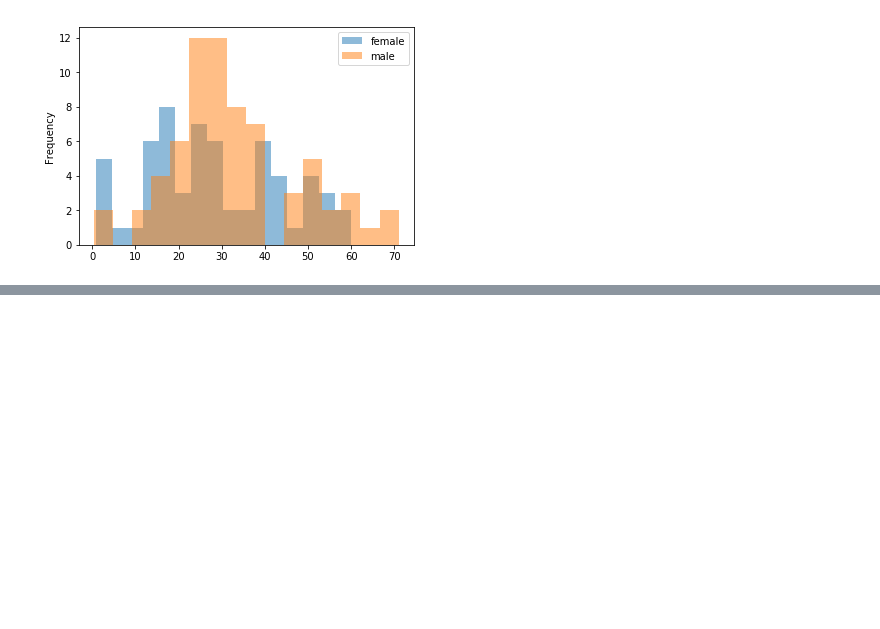
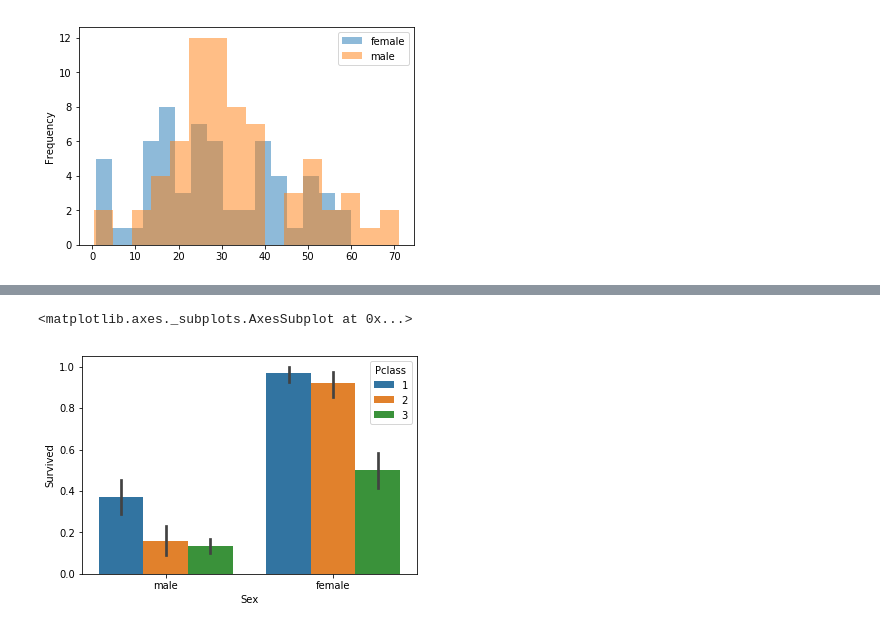
Before and after one commit to C3NZ/DS-notebooks, a Jupyter notebook: notebooks/Titanic.ipynb, the cells around one changed output, grey strips where cells are left out. Saved outputs shown, nothing was run; the diff lists cells and outputs as text; code cells hidden in the pictures; blank space fills up the shorter version.

```diff
--- a/notebooks/Titanic.ipynb
+++ b/notebooks/Titanic.ipynb
@@ -207,0 +237,6 @@ Name: Age, Length: 168, dtype: float64
+# %%
+# Graph the amount of survivors per sex per class
+sns.barplot(y='Survived', x='Sex', hue='Pclass', data=df)
+# %% [output]
+<matplotlib.axes._subplots.AxesSubplot at 0x...>
+[figure, added]
```
Also changed, not shown: parts of 36 cells of this notebook, 7 other files.
